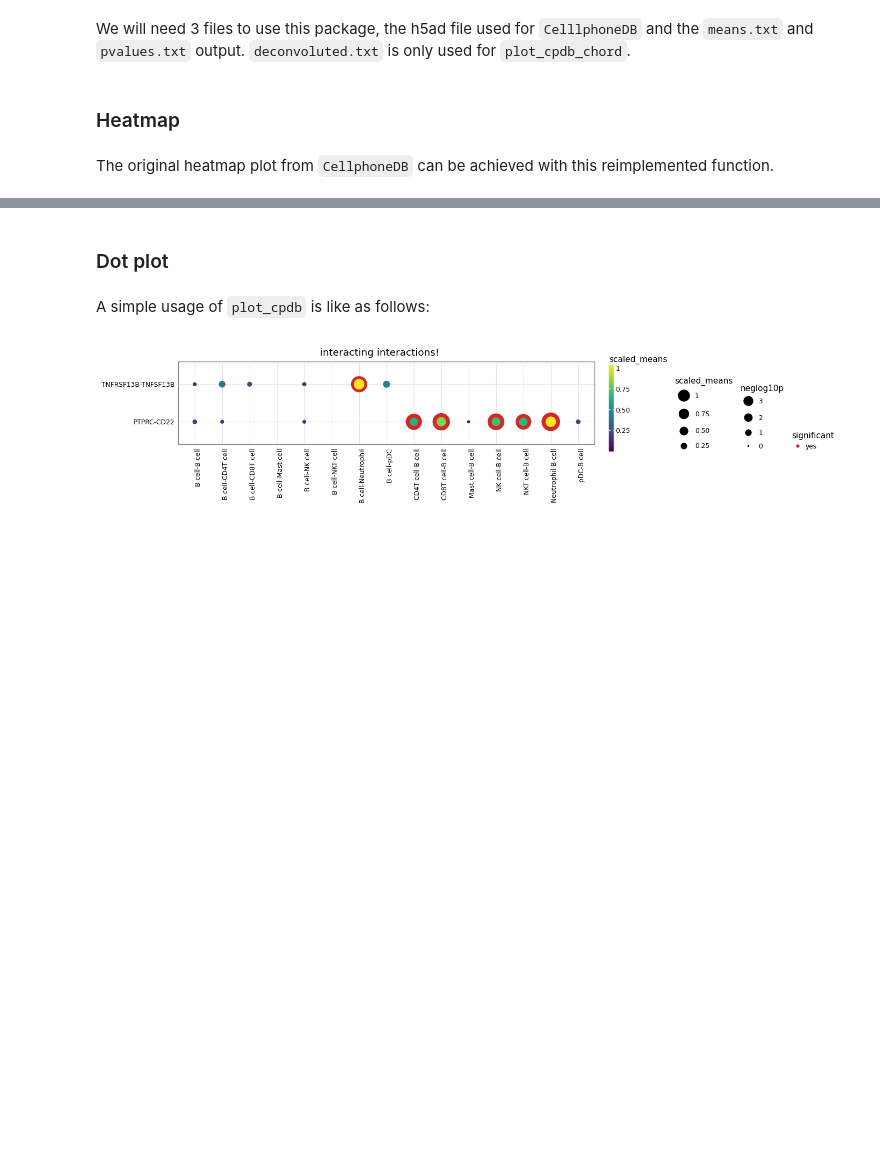
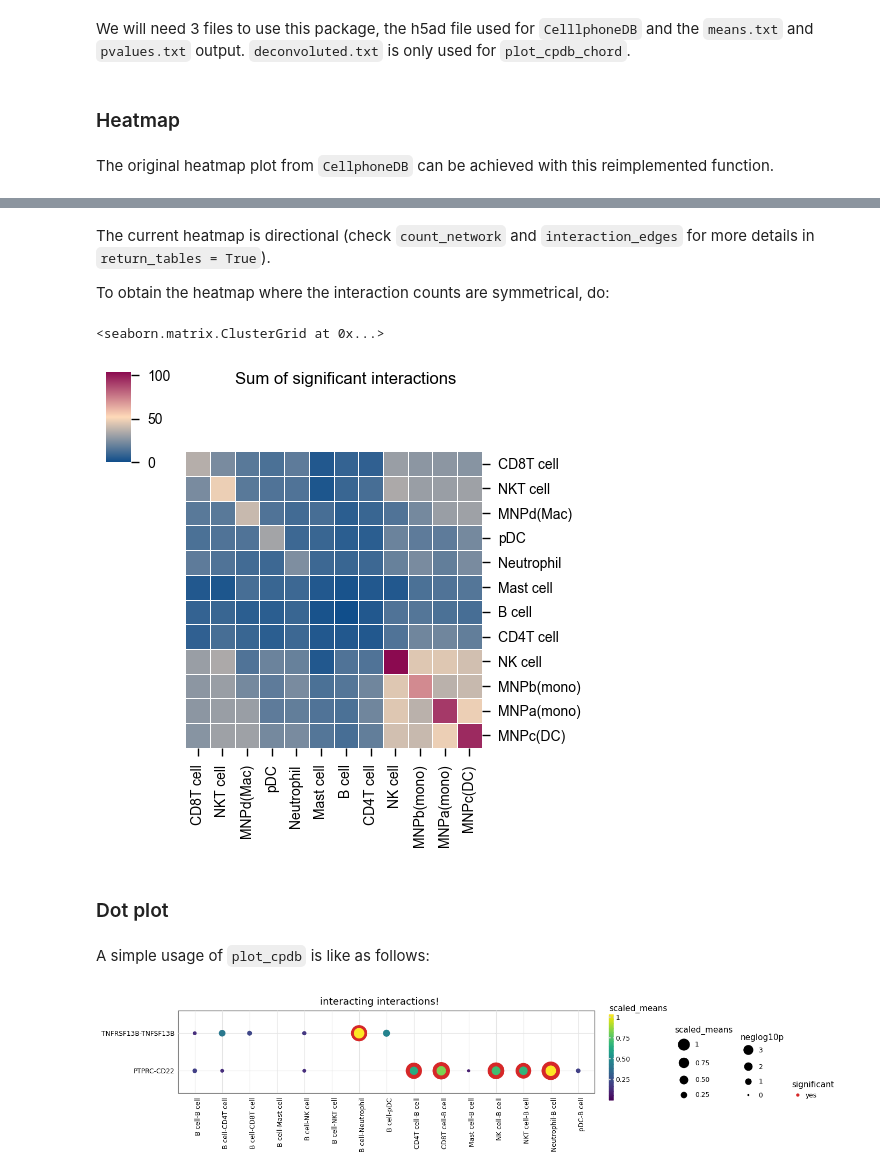
Before and after one commit to zktuong/ktplotspy, a Jupyter notebook: docs/notebooks/tutorial.ipynb, the cells around one changed output, grey strips where cells are left out. Saved outputs shown, nothing was run; the diff lists cells and outputs as text; code cells hidden in the pictures; blank space fills up the shorter version.

```diff
--- a/docs/notebooks/tutorial.ipynb
+++ b/docs/notebooks/tutorial.ipynb
@@ -43,3 +43,19 @@ kpy.plot_cpdb_heatmap(
+# %% [markdown]
+The current heatmap is directional (check `count_network` and `interaction_edges` for more details in `return_tables = True`).
+
+To obtain the heatmap where the interaction counts are symmetrical, do:
+# %%
+kpy.plot_cpdb_heatmap(
+        adata=adata,
+        pvals=pvals,
+        celltype_key="celltype",
+        figsize = (5,5),
+        title = "Sum of significant interactions",
+        symmetrical = True,
+    )
+# %% [output]
+<seaborn.matrix.ClusterGrid at 0x...>
+[figure, added]
 # %% [markdown]
 ### Dot plot
 # %% [markdown]
```
Also changed, not shown: parts of 10 cells of this notebook, 3 other files.
